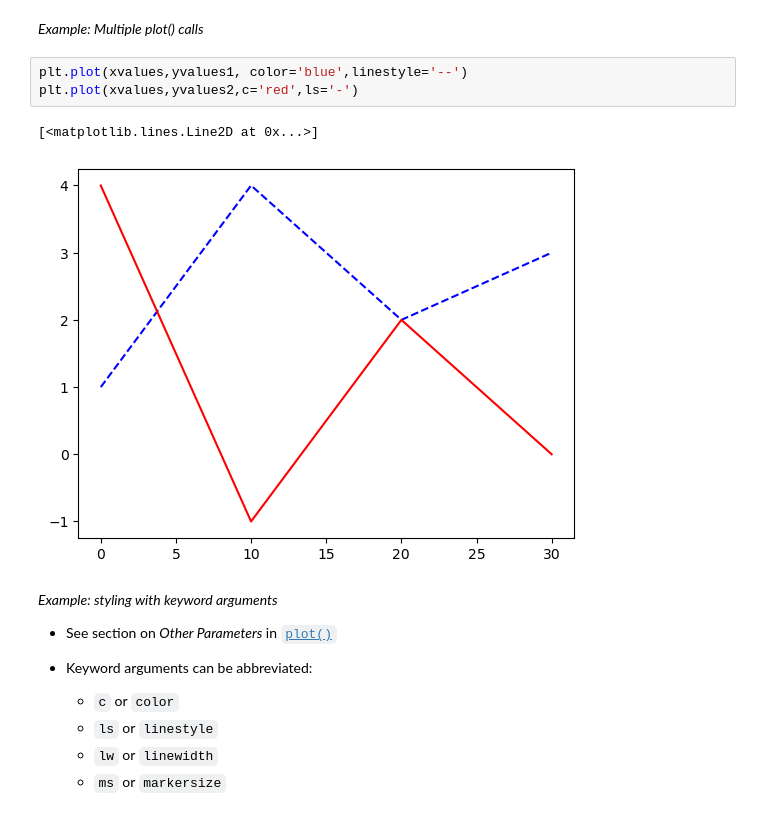
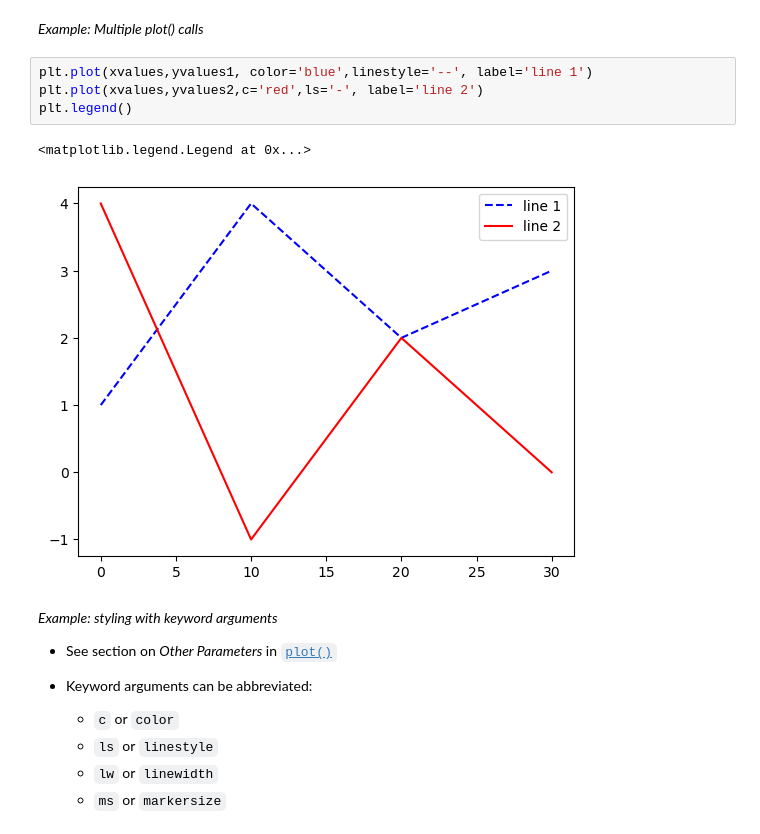
Before and after one commit to Vanya-n/TECH2-H25, a Jupyter notebook: lectures/lecture3/lecture3-template VN.ipynb, the cells around one changed output. Drawn from its saved outputs; the diff is of its cells as text.

```diff
--- a/lectures/lecture3/lecture3-template VN.ipynb
+++ b/lectures/lecture3/lecture3-template VN.ipynb
@@ -94,11 +94,12 @@ plt.plot(xvalues,yvalues1,'b--',xvalues,yvalues2,'r-')
 # %% [markdown]
 *Example: Multiple plot() calls*
 # %%
-plt.plot(xvalues,yvalues1, color='blue',linestyle='--')
-plt.plot(xvalues,yvalues2,c='red',ls='-')
+plt.plot(xvalues,yvalues1, color='blue',linestyle='--', label='line 1')
+plt.plot(xvalues,yvalues2,c='red',ls='-', label='line 2')
+plt.legend()
 # %% [output]
-[<matplotlib.lines.Line2D at 0x...>]
+<matplotlib.legend.Legend at 0x...>
-[figure, old version]
+[figure, new version]
 # %% [markdown]
 *Example: styling with keyword arguments*
 
```
Also changed, not shown: parts of 2 cells of this notebook.
